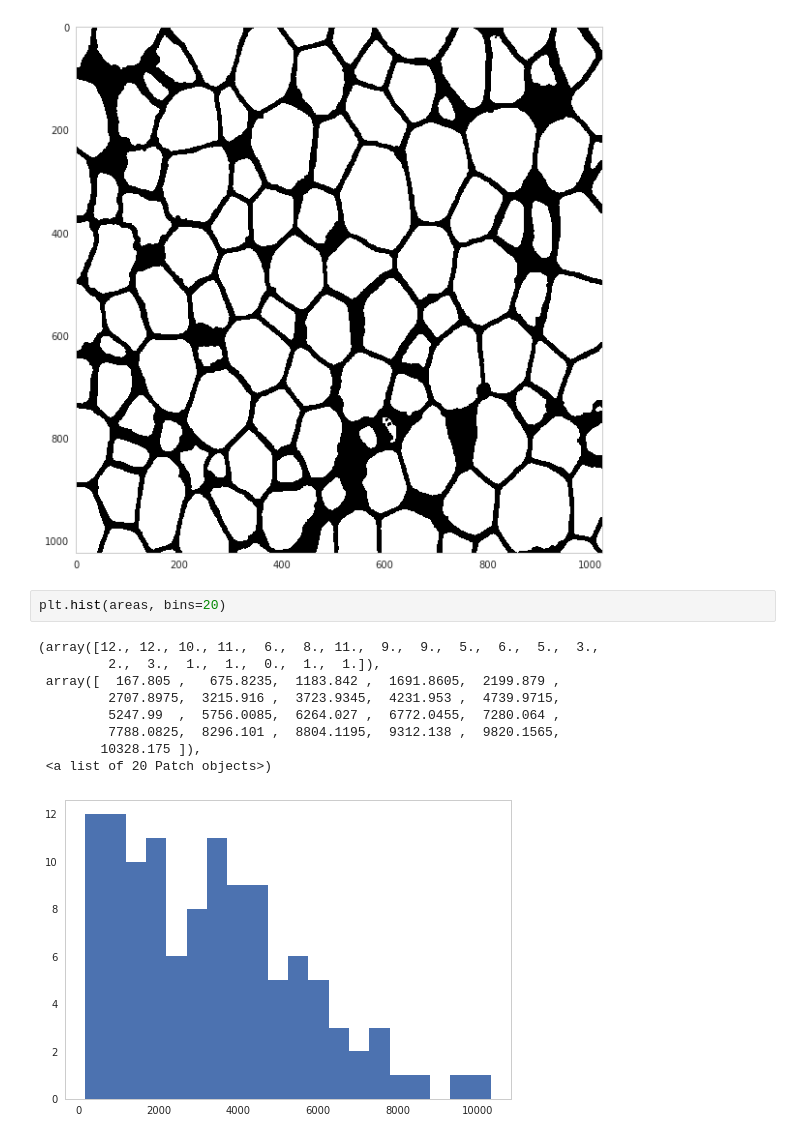
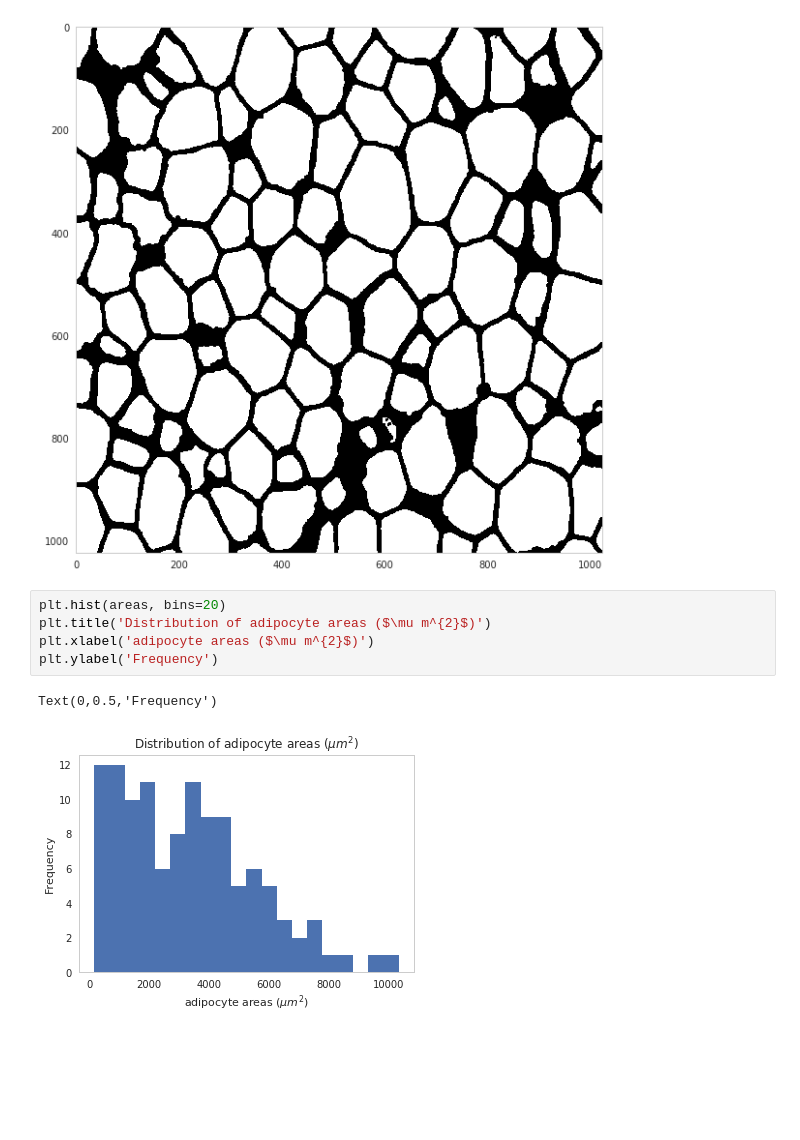
Before and after one commit to GlastonburyC/Adipocyte-U-net, a Jupyter notebook: Tutorial.ipynb, the cells around one changed output. Drawn from its saved outputs; the diff is of its cells as text; blank space fills up the shorter version.

```diff
--- a/Tutorial.ipynb
+++ b/Tutorial.ipynb
@@ -148,15 +165,11 @@ plt.imshow(blob_img,cmap='gray')
 plt.show()
 # %% [output]
 [figure]
-# %%
-plt.hist(areas, bins=20)
-# %% [output]
-(array([12., 12., 10., 11.,  6.,  8., 11.,  9.,  9.,  5.,  6.,  5.,  3.,
-         2.,  3.,  1.,  1.,  0.,  1.,  1.]),
- array([  167.805 ,   675.8235,  1183.842 ,  1691.8605,  2199.879 ,
-         2707.8975,  3215.916 ,  3723.9345,  4231.953 ,  4739.9715,
-         5247.99  ,  5756.0085,  6264.027 ,  6772.0455,  7280.064 ,
-         7788.0825,  8296.101 ,  8804.1195,  9312.138 ,  9820.1565,
-        10328.175 ]),
- <a list of 20 Patch objects>)
-[figure, removed]
+# %%
+plt.hist(areas, bins=20)
+plt.title('Distribution of adipocyte areas ($\mu m^{2}$)')
+plt.xlabel('adipocyte areas ($\mu m^{2}$)')
+plt.ylabel('Frequency')
+# %% [output]
+Text(0,0.5,'Frequency')
+[figure, added]
```
Also changed, not shown: parts of 4 cells of this notebook.
